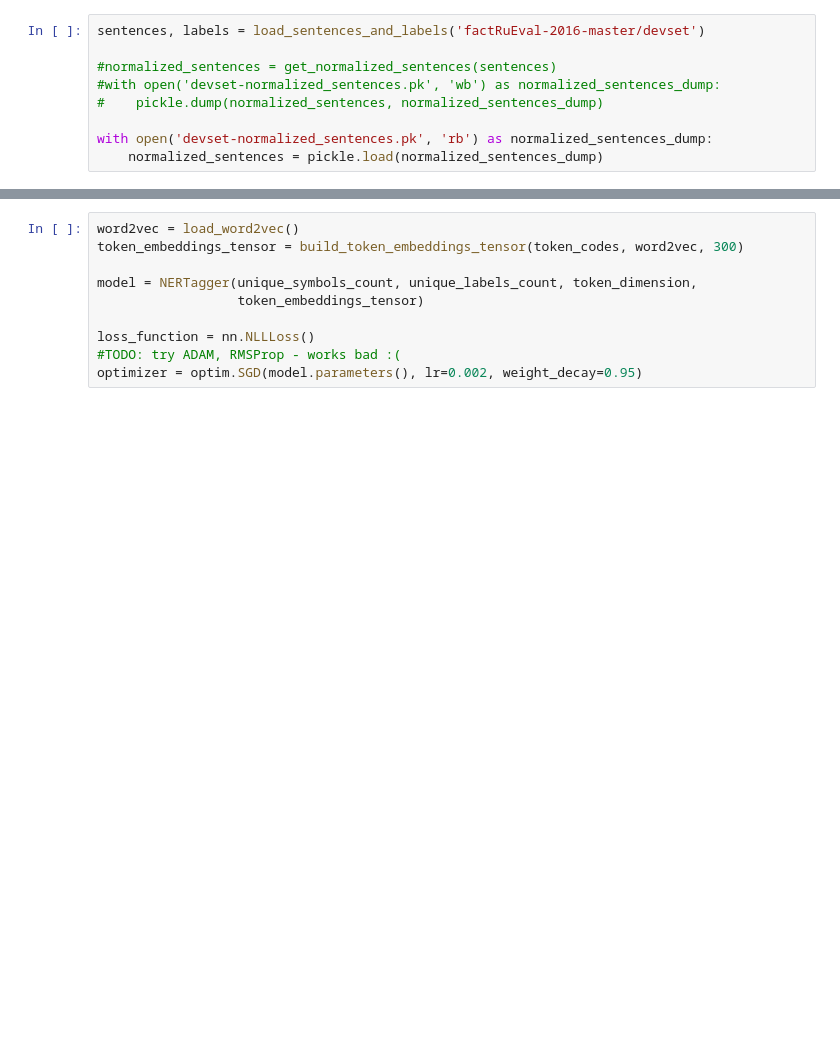
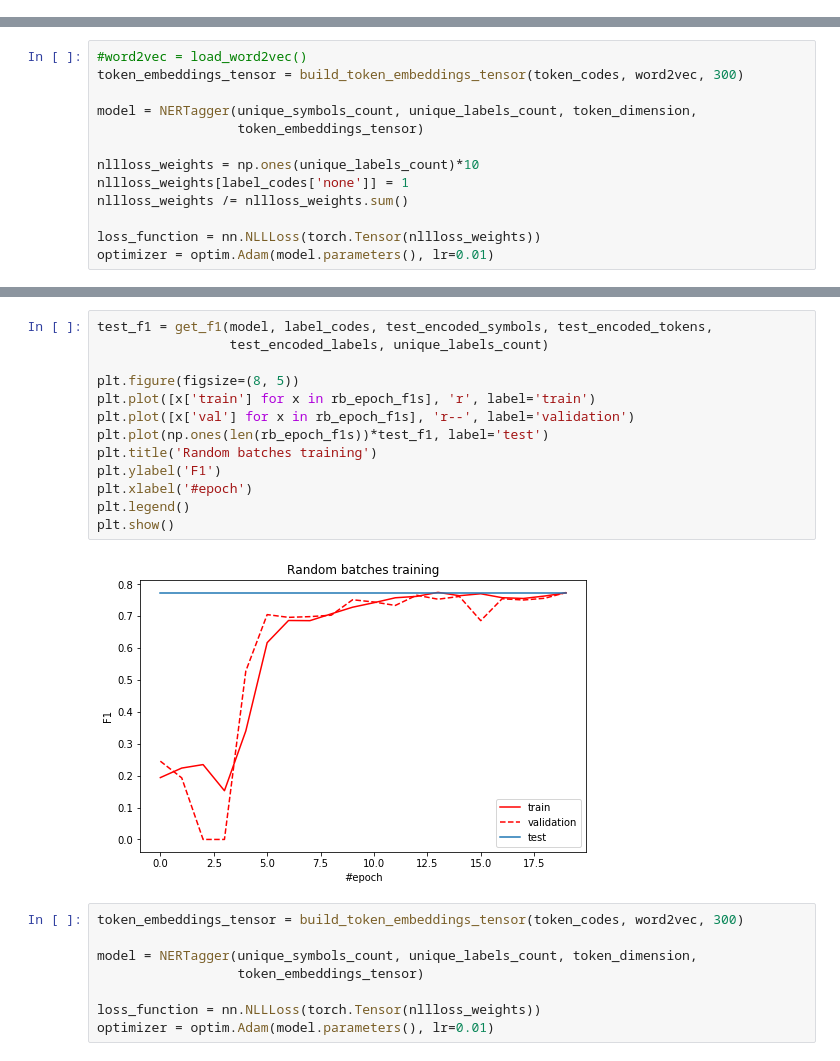
Before and after one commit to ashysheya/Skoltech_ML_Project, a Jupyter notebook: active_learning.ipynb, the cells around one changed output, grey strips where cells are left out. Drawn from its saved outputs; the diff is of its cells as text; blank space fills up the shorter version.

```diff
--- a/active_learning.ipynb
+++ b/active_learning.ipynb
@@ -13,12 +14,3 @@ import pickle
 
 from utils import load_sentences_and_labels, get_normalized_sentences, \
         load_word2vec, build_token_embeddings_tensor, encode_sentences_and_labels
-# %%
-sentences, labels = load_sentences_and_labels('factRuEval-2016-master/devset')
-
-#normalized_sentences = get_normalized_sentences(sentences)
-#with open('devset-normalized_sentences.pk', 'wb') as normalized_sentences_dump:
-#    pickle.dump(normalized_sentences, normalized_sentences_dump)
-
-with open('devset-normalized_sentences.pk', 'rb') as normalized_sentences_dump:
-    normalized_sentences = pickle.load(normalized_sentences_dump)
@@ -141,0 +214,13 @@ class NERTagger(nn.Module):
+# %%
+#word2vec = load_word2vec()
+token_embeddings_tensor = build_token_embeddings_tensor(token_codes, word2vec, 300)
+
+model = NERTagger(unique_symbols_count, unique_labels_count, token_dimension,
+                  token_embeddings_tensor)
+
+nllloss_weights = np.ones(unique_labels_count)*10
+nllloss_weights[label_codes['none']] = 1
+nllloss_weights /= nllloss_weights.sum()
+
+loss_function = nn.NLLLoss(torch.Tensor(nllloss_weights))
+optimizer = optim.Adam(model.parameters(), lr=0.01)
@@ -142,10 +325,23 @@ class NERTagger(nn.Module):
+# %%
+test_f1 = get_f1(model, label_codes, test_encoded_symbols, test_encoded_tokens,
+                 test_encoded_labels, unique_labels_count)
+
+plt.figure(figsize=(8, 5))
+plt.plot([x['train'] for x in rb_epoch_f1s], 'r', label='train')
+plt.plot([x['val'] for x in rb_epoch_f1s], 'r--', label='validation')
+plt.plot(np.ones(len(rb_epoch_f1s))*test_f1, label='test')
+plt.title('Random batches training')
+plt.ylabel('F1')
+plt.xlabel('#epoch')
+plt.legend()
+plt.show()
+# %% [output]
+[figure, added]
 # %%
-word2vec = load_word2vec()
 token_embeddings_tensor = build_token_embeddings_tensor(token_codes, word2vec, 300)
 
 model = NERTagger(unique_symbols_count, unique_labels_count, token_dimension,
                   token_embeddings_tensor)
 
-loss_function = nn.NLLLoss()
-#TODO: try ADAM, RMSProp - works bad :(
-optimizer = optim.SGD(model.parameters(), lr=0.002, weight_decay=0.95)
+loss_function = nn.NLLLoss(torch.Tensor(nllloss_weights))
+optimizer = optim.Adam(model.parameters(), lr=0.01)
```
Also changed, not shown: parts of 13 cells of this notebook, 1 other file.
